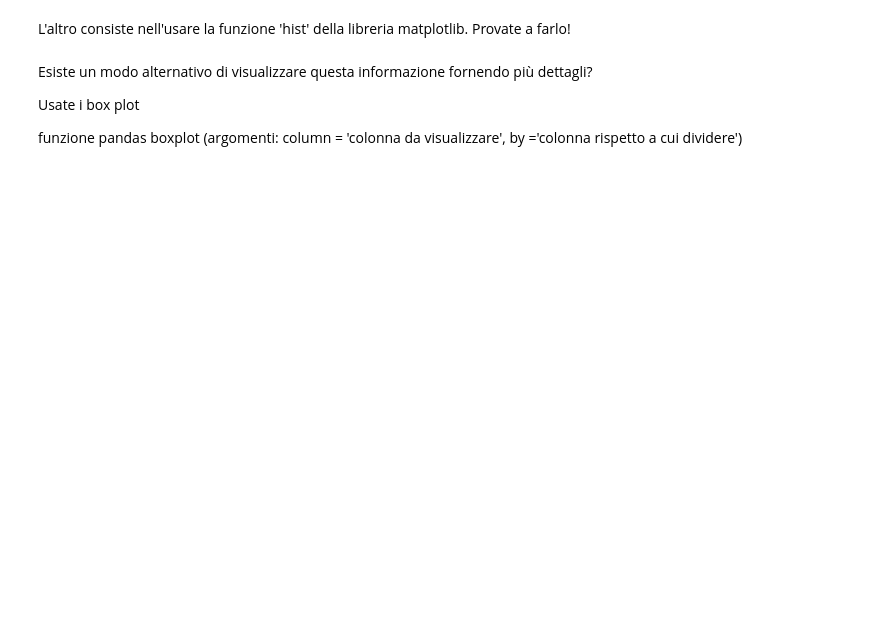
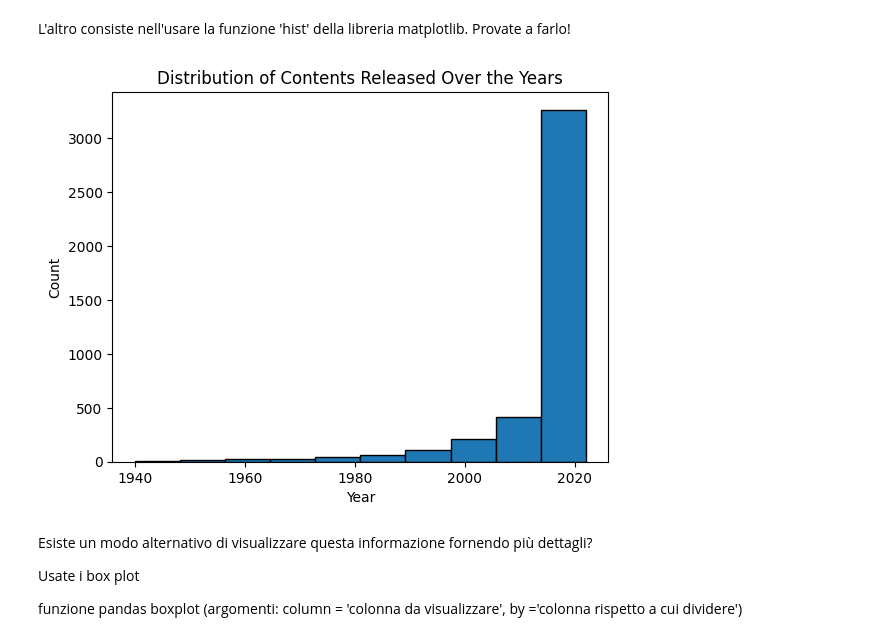
Before and after one commit to IosifPuha/SecondLabDS, a Jupyter notebook: laboratorio 2.ipynb, the cells around one changed output. Saved outputs shown, nothing was run; the diff lists cells and outputs as text; code cells hidden in the pictures; blank space fills up the shorter version.

```diff
--- a/laboratorio 2.ipynb
+++ b/laboratorio 2.ipynb
@@ -554,3 +621,18 @@ L'altro consiste nell'usare la funzione 'hist' della libreria matplotlib. Provat
+# %%
+# Creiamo un istogramma
+plt.hist(integrate_titles['release_year'], bins=10, edgecolor='black')
+
+# Impostiamo le etichette degli assi
+plt.xlabel('Year')
+plt.ylabel('Count')
+
+# Impostiamo il titolo del grafico
+plt.title('Distribution of Contents Released Over the Years')
+
+# Mostriamo il grafico
+plt.show()
+# %% [output]
+[figure, added]
 # %% [markdown]
 Esiste un modo alternativo di visualizzare questa informazione fornendo più dettagli?
 
```
Also changed, not shown: parts of 21 cells of this notebook.
